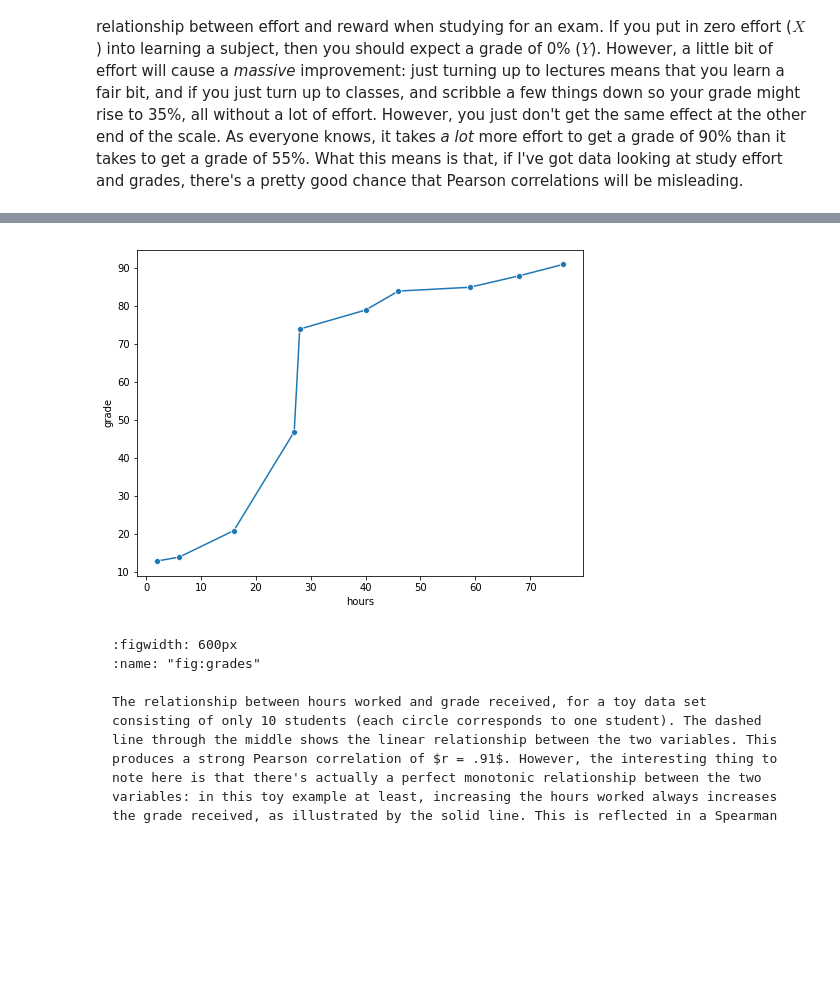
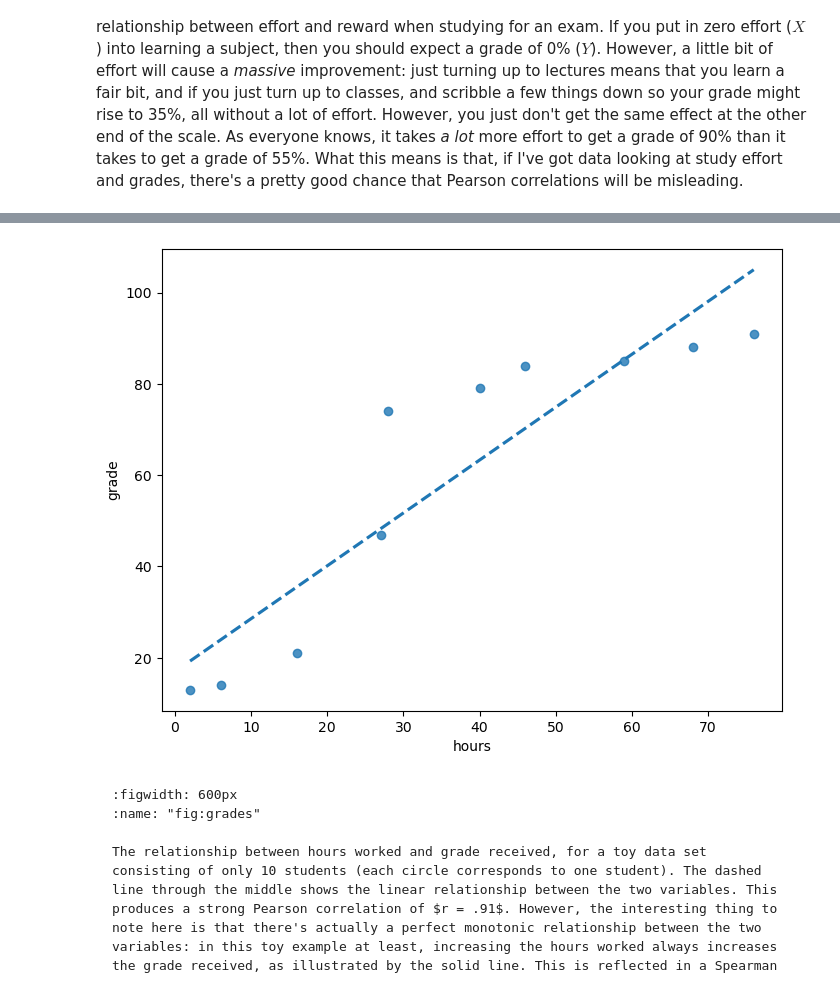
Before and after one commit to markkho/nyu_lab_in_cognition, a Jupyter notebook: book/chapters/07/00-describingdata.ipynb, the cells around one changed output, grey strips where cells are left out. Saved outputs shown, nothing was run; the diff lists cells and outputs as text; code cells hidden in the pictures; blank space fills up the shorter version.

````diff
--- a/book/chapters/07/00-describingdata.ipynb
+++ b/book/chapters/07/00-describingdata.ipynb
@@ -734,11 +725,11 @@ One very common situation where the Pearson correlation isn't quite the right th
 # %%
 grades_df=pd.DataFrame({'hours':[2,76,40,6,16,28,27,59,46,68],'grade':[13,91,79,14,21,74,47,85,84,88]})
 fig,ax=plt.subplots(figsize=(8,6))
-sns.lineplot(x='hours',y='grade',data=grades_df,marker='o',ax=ax)
+sns.regplot(x='hours',y='grade',data=grades_df,marker='o',ax=ax, line_kws={'linestyle':'--'}, ci=None)
 glue("grades_fig",fig,display=False)
 # %% [output]
 [interactive output not drawn]
-[figure, old version]
+[figure, new version]
 # %% [markdown]
 ```{glue:figure} grades_fig
 :figwidth: 600px
````
Also changed, not shown: parts of 19 cells of this notebook.
